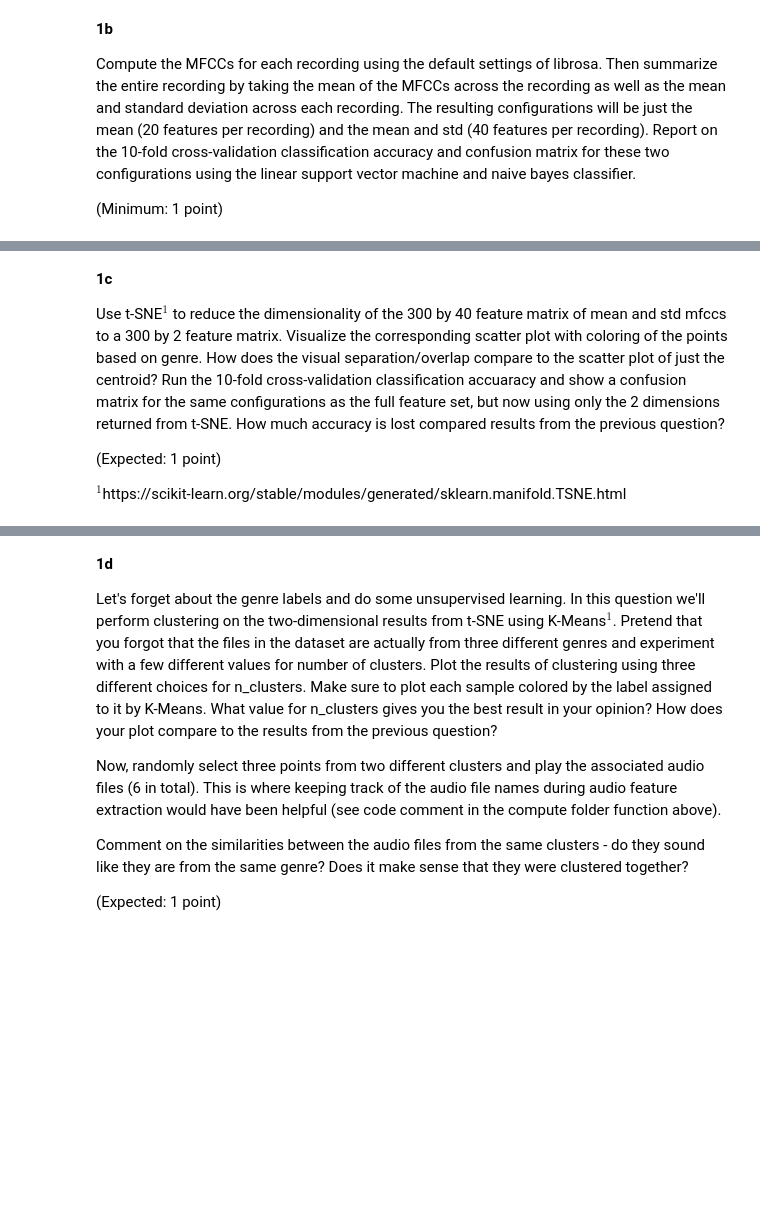
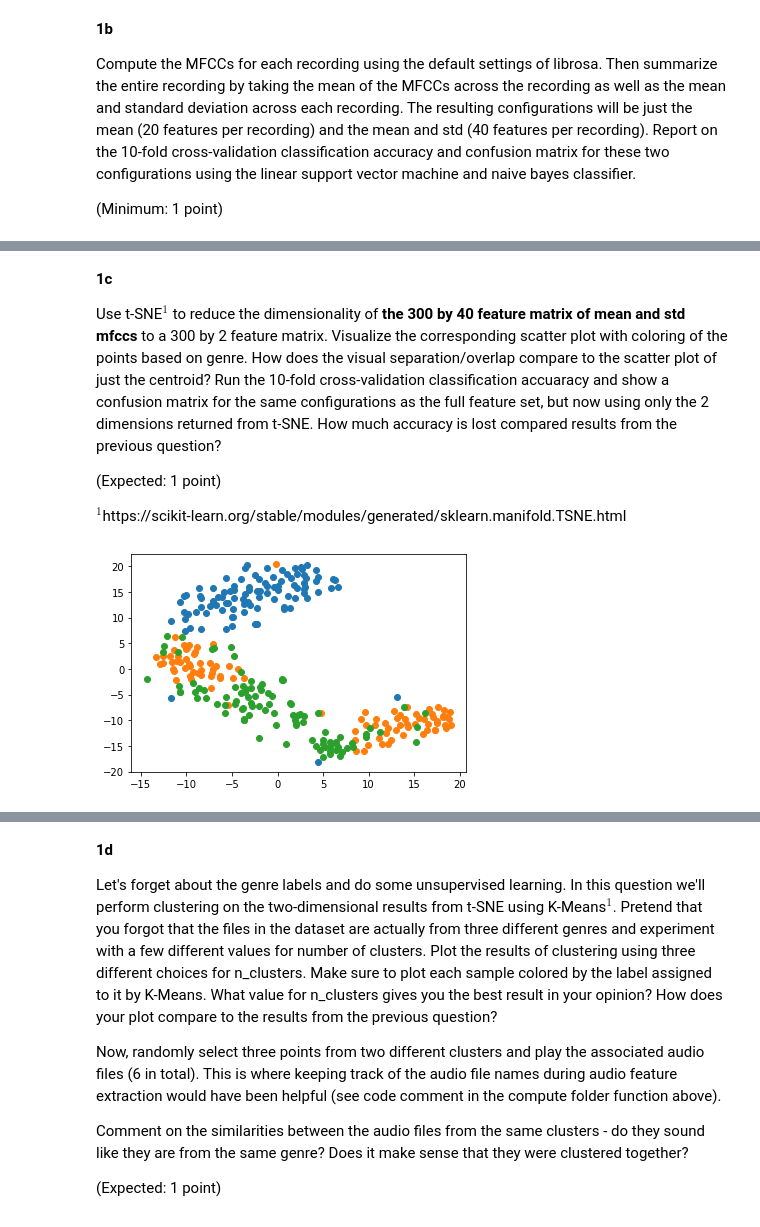
Before and after one commit to vnctptr/SENG480B-A4, a Jupyter notebook: Assignment 4 - Template.ipynb, the cells around one changed output, grey strips where cells are left out. Drawn from its saved outputs; the diff is of its cells as text; code cells hidden in the pictures; blank space fills up the shorter version.

```diff
--- a/Assignment 4 - Template.ipynb
+++ b/Assignment 4 - Template.ipynb
@@ -162,0 +223,7 @@ Compute the MFCCs for each recording using the default settings of librosa. Then
+# %%
+svm = LinearSVC(max_iter=2500)
+scaler = sklearn.preprocessing.StandardScaler().fit(X)
+X = scaler.transform(X)
+evaluate(svm, X, y)
+
+# todo XX
@@ -163,8 +251,25 @@ Compute the MFCCs for each recording using the default settings of librosa. Then
 # %% [markdown]
 **1c**
 
-Use t-SNE$^1$  to reduce the dimensionality of the 300 by 40 feature matrix of mean and std mfccs to a 300 by 2 feature matrix. Visualize the corresponding scatter plot with coloring of the points based on genre. How does the visual separation/overlap compare to the scatter plot of just the centroid? Run the 10-fold cross-validation classification accuaracy and show a confusion matrix for the same configurations as the full feature set, but now using only the 2 dimensions returned from t-SNE. How much accuracy is lost compared results from the previous question?
+Use t-SNE$^1$  to reduce the dimensionality of **the 300 by 40 feature matrix of mean and std mfccs** to a 300 by 2 feature matrix. Visualize the corresponding scatter plot with coloring of the points based on genre. How does the visual separation/overlap compare to the scatter plot of just the centroid? Run the 10-fold cross-validation classification accuaracy and show a confusion matrix for the same configurations as the full feature set, but now using only the 2 dimensions returned from t-SNE. How much accuracy is lost compared results from the previous question?
 
 (Expected: 1 point)
 
 $^1$https://scikit-learn.org/stable/modules/generated/sklearn.manifold.TSNE.html
+# %%
+X_embedded = TSNE(n_components=2).fit_transform(X)
+# %%
+
+X_classical = X_embedded[0:99]
+X_disco = X_embedded[100:199]
+X_reggae = X_embedded[200:299]
+
+#plt.scatter(X_embedded.T[0], X_embedded.T[1])
+
+plt.scatter(X_classical.T[0], X_classical.T[1])
+plt.scatter(X_disco.T[0], X_disco.T[1])
+plt.scatter(X_reggae.T[0], X_reggae.T[1])
+
+plt.show()
+# %% [output]
+[figure, added]
```
Also changed, not shown: parts of 19 cells of this notebook.
